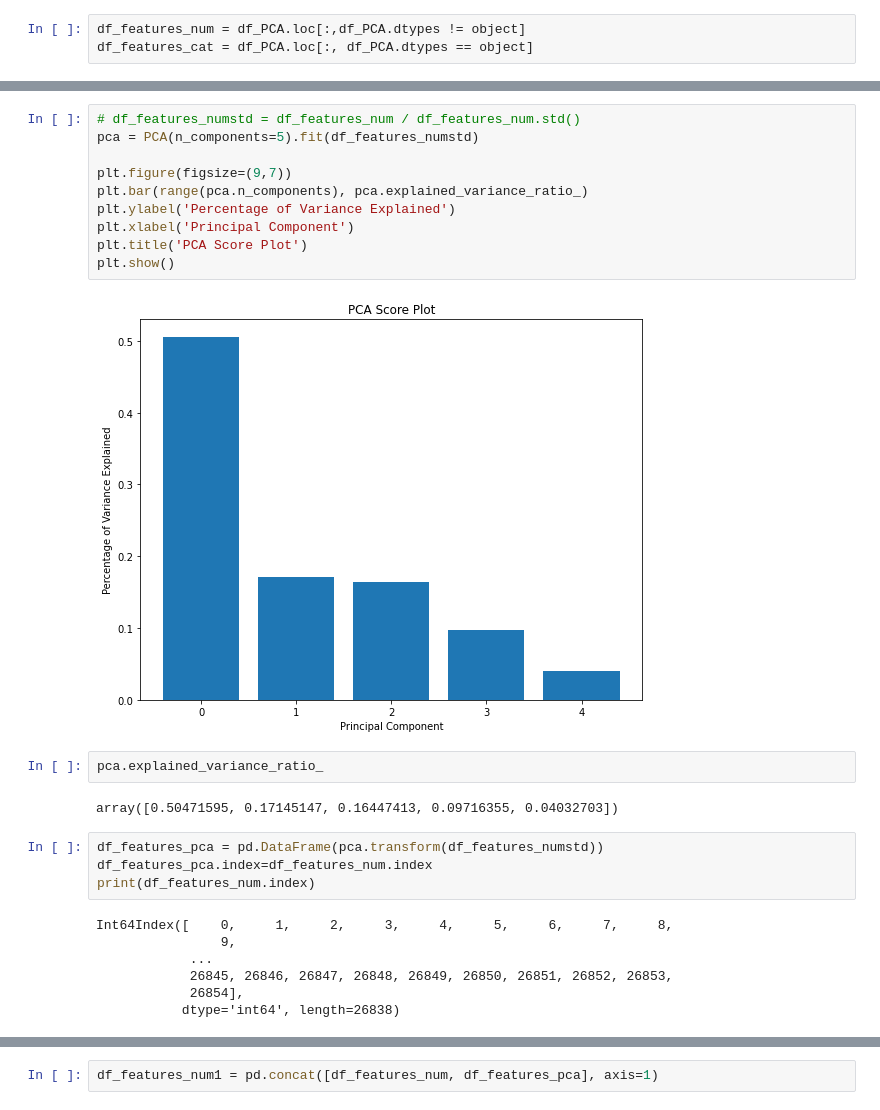
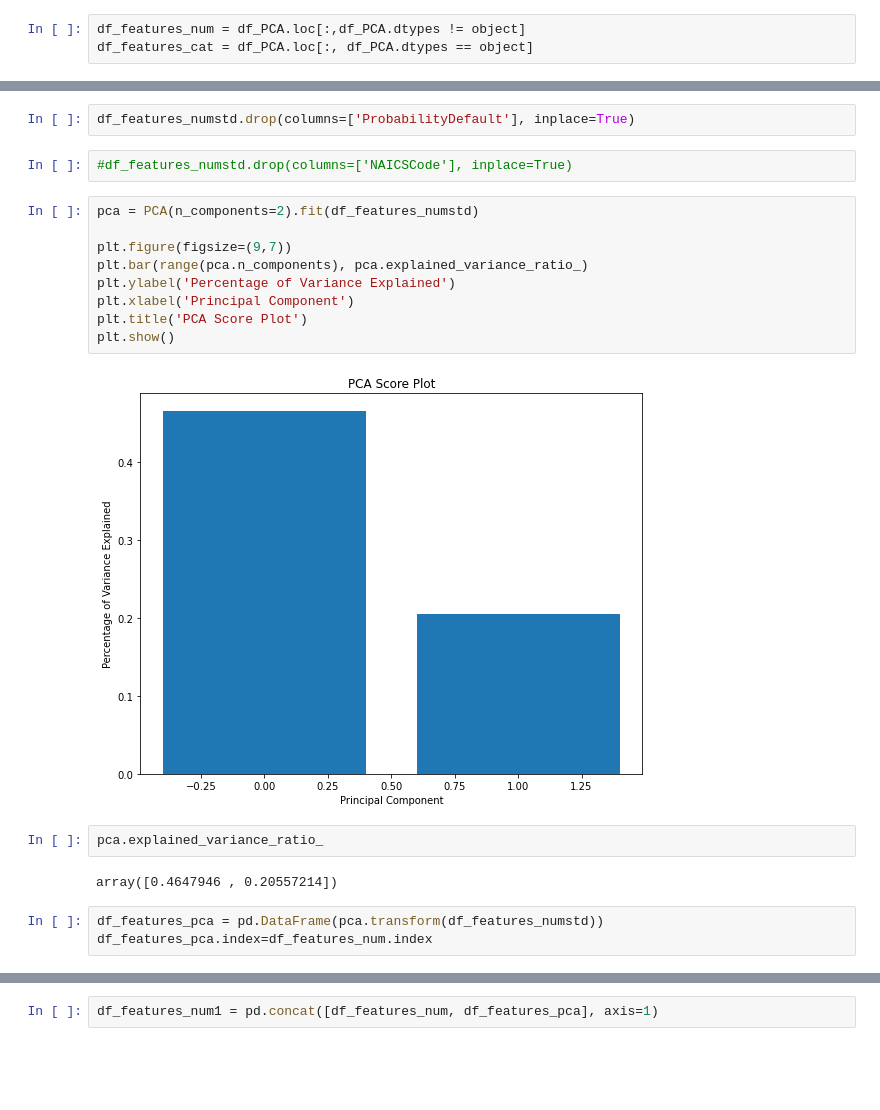
Before and after one commit to Nsmid/Machine-Learning-for-Finance, a Jupyter notebook: assignment2/assignment2_groupXX_2021-version 2.ipynb, the cells around one changed output, grey strips where cells are left out. Cells and saved outputs as stored; diff of their text form; blank space fills up the shorter version.

```diff
--- a/assignment2/assignment2_groupXX_2021-version 2.ipynb
+++ b/assignment2/assignment2_groupXX_2021-version 2.ipynb
@@ -315,29 +316,24 @@ df_features_numstd
+# %%
+df_features_numstd.drop(columns=['ProbabilityDefault'], inplace=True)
+# %%
+#df_features_numstd.drop(columns=['NAICSCode'], inplace=True)
 # %%
-# df_features_numstd = df_features_num / df_features_num.std()
-pca = PCA(n_components=5).fit(df_features_numstd)
+pca = PCA(n_components=2).fit(df_features_numstd)
 
 plt.figure(figsize=(9,7))
 plt.bar(range(pca.n_components), pca.explained_variance_ratio_)
 plt.ylabel('Percentage of Variance Explained')
 plt.xlabel('Principal Component')
 plt.title('PCA Score Plot')
 plt.show()
 # %% [output]
-[figure, old version]
+[figure, new version]
 # %%
 pca.explained_variance_ratio_
 # %% [output]
-array([0.50471595, 0.17145147, 0.16447413, 0.09716355, 0.04032703])
+array([0.4647946 , 0.20557214])
 # %%
 df_features_pca = pd.DataFrame(pca.transform(df_features_numstd))
 df_features_pca.index=df_features_num.index
-print(df_features_num.index)
-# %% [output]
-Int64Index([    0,     1,     2,     3,     4,     5,     6,     7,     8,
-                9,
-            ...
-            26845, 26846, 26847, 26848, 26849, 26850, 26851, 26852, 26853,
-            26854],
-           dtype='int64', length=26838)
 # %%
 df_features_pca.columns = [f'pca.{i}' for i in df_features_pca.columns]
```
Also changed, not shown: parts of 30 cells of this notebook.
